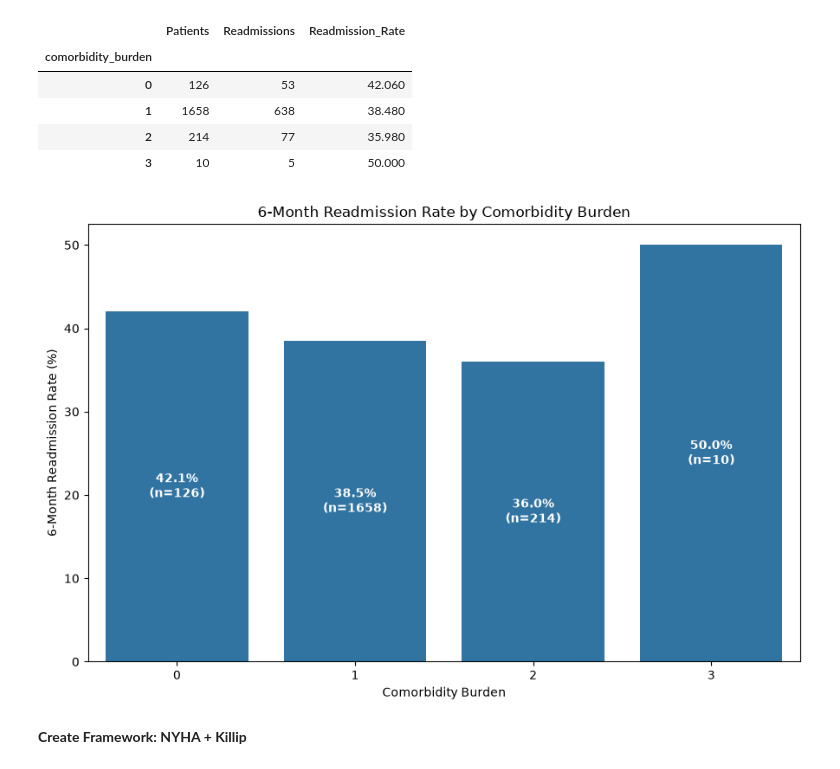
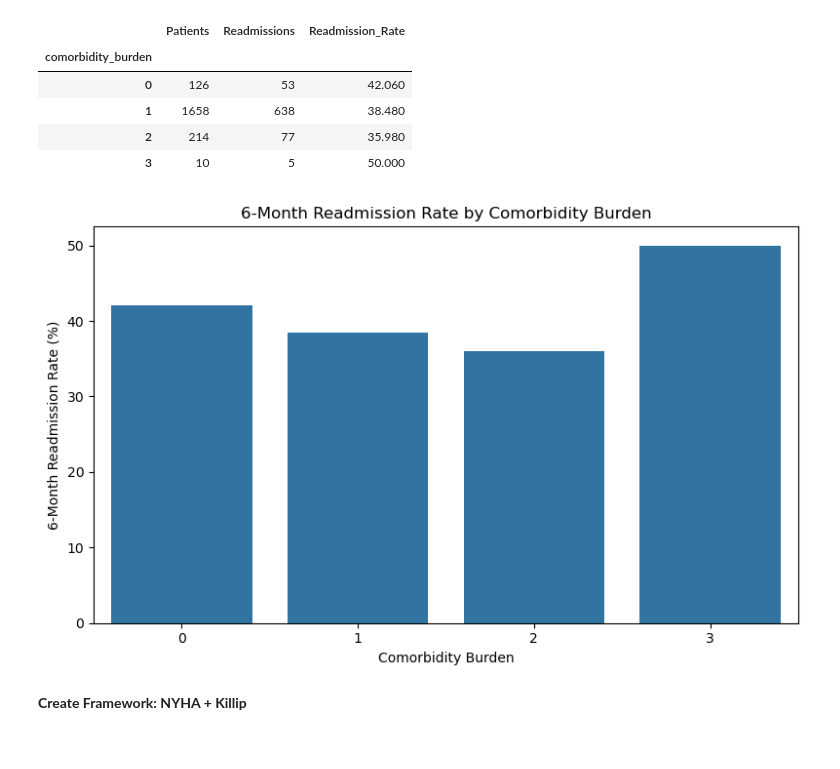
Before and after one commit to shraddhaparakh/Team11_PyInsights_Python-Hackathon-_SEP2026, a Jupyter notebook: Team11_PyInsights_03.Prescriptive Analysis.ipynb, the cells around one changed output. Saved outputs shown, nothing was run; the diff lists cells and outputs as text; code cells hidden in the pictures.

```diff
--- a/Team11_PyInsights_03.Prescriptive Analysis.ipynb
+++ b/Team11_PyInsights_03.Prescriptive Analysis.ipynb
@@ -94,25 +91,18 @@ from pathlib import Path
 # Try the team's shared folder structure first,
 # then common locations relative to this notebook.
 
-#DATA_PATH = Path(
-#    r"C:\Users\arjai\Documents\Shraddha Job Search\Data Science\Python\Hackathon Sept 2026\Python_Hackathon_Sep_2026"
-#)
-
-#DATA_PATH = Path.cwd()               # or Path.cwd().parent if the notebook is in a subfolder
-#CLEANED_PATH = DATA_PATH / "cleaned_data"
-#MASTER_PATH = CLEANED_PATH / "patient_master.csv"
-
-
-DATA_PATH = Path(r"C:\Users\arunj\Documents\pythonhack")
+DATA_PATH = Path(
+    r"C:\Users\arjai\Documents\Shraddha Job Search\Data Science\Python\Hackathon Sept 2026\Python_Hackathon_Sep_2026"
+)
 
 candidates = [
-    DATA_PATH / "cleaned_datafile" / "patient_master.csv"
+    DATA_PATH / "cleaned_data" / "patient_master.csv"
 ]
 
 # Also check locations relative to the notebook
 for base in [Path.cwd(), *Path.cwd().parents]:
     candidates += [
-        base / "cleaned_datafile" / "patient_master.csv",
+        base / "cleaned_data" / "patient_master.csv",
         base / "patient_master.csv"
     ]
 
@@ -3545,48 +3260,25 @@ comorbidity_summary.round(2)
 | 2 | 214 | 77 | 35.980 |
 | 3 | 10 | 5 | 50.000 |
 # %%
-plt.figure(figsize=(9, 6))
+plt.figure(figsize=(8, 5))
 
-# Create bar chart
-ax = sns.barplot(
+sns.barplot(
     data=comorbidity_summary.reset_index(),
     x="comorbidity_burden",
     y="Readmission_Rate"
 )
 
-# Add percentage + patient count labels
-for i, bar in enumerate(ax.patches):
+plt.title(
+    "6-Month Readmission Rate by Comorbidity Burden"
+)
 
-    height = bar.get_height()
-
-    # Get corresponding comorbidity burden
-    burden = comorbidity_summary.reset_index().iloc[i]["comorbidity_burden"]
-
-    # Get patient count from original dataframe
-    patient_count = df[
-        df["comorbidity_burden"] == burden
-    ].shape[0]
-
-    # Label inside the bar
-    ax.text(
-        bar.get_x() + bar.get_width() / 2,
-        height / 2,
-        f"{height:.1f}%\n(n={patient_count})",
-        ha="center",
-        va="center",
-        fontsize=10,
-        color="white",
-        fontweight="bold"
-    )
-
-plt.title("6-Month Readmission Rate by Comorbidity Burden")
 plt.xlabel("Comorbidity Burden")
 plt.ylabel("6-Month Readmission Rate (%)")
 
 plt.tight_layout()
 plt.show()
 # %% [output]
-[figure, old version]
+[figure, new version]
 # %% [markdown]
 **Create Framework: NYHA + Killip**
 # %% [markdown]
```
Also changed, not shown: parts of 136 cells of this notebook.
